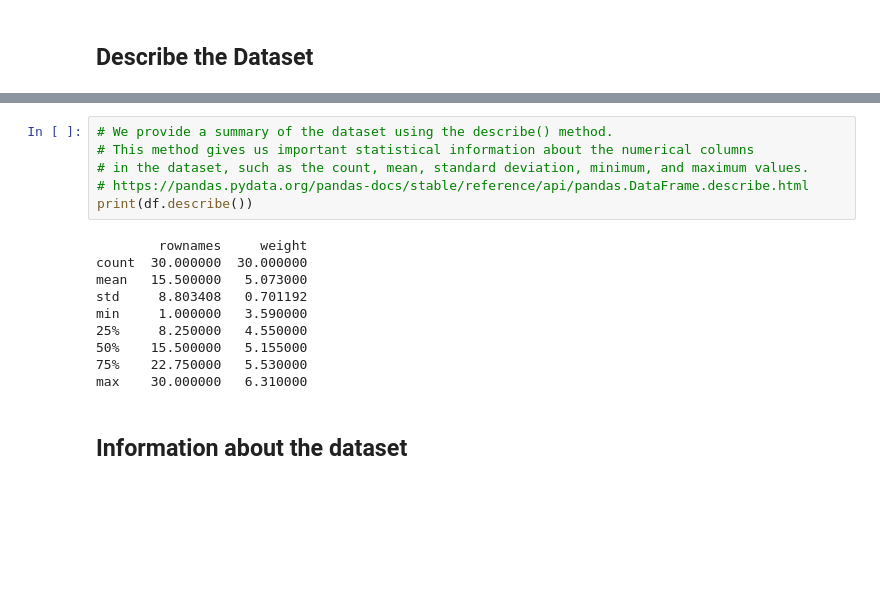
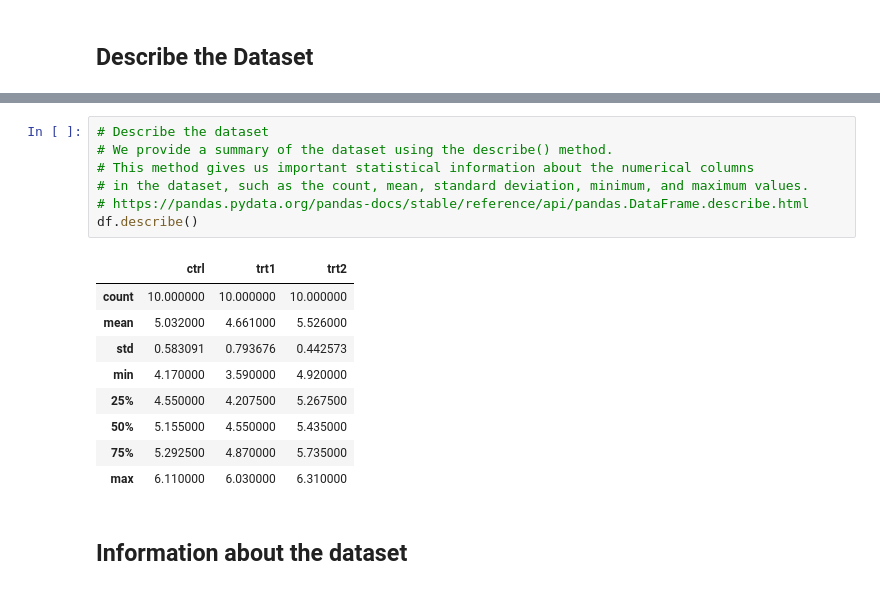
Before and after one commit to ECronin1973/Applied_Statistics_MyWork, a Jupyter notebook: project.ipynb, the cells around one changed output, grey strips where cells are left out. Drawn from its saved outputs; the diff is of its cells as text; blank space fills up the shorter version.

```diff
--- a/project.ipynb
+++ b/project.ipynb
@@ -109,19 +148,20 @@ print(df.head())
 # %%
+# Describe the dataset
 # We provide a summary of the dataset using the describe() method.
 # This method gives us important statistical information about the numerical columns
 # in the dataset, such as the count, mean, standard deviation, minimum, and maximum values.
 # https://pandas.pydata.org/pandas-docs/stable/reference/api/pandas.DataFrame.describe.html
-print(df.describe())
+df.describe()
 # %% [output]
-        rownames     weight
-count  30.000000  30.000000
-mean   15.500000   5.073000
-std     8.803408   0.701192
-min     1.000000   3.590000
-25%     8.250000   4.550000
-50%    15.500000   5.155000
-75%    22.750000   5.530000
-max    30.000000   6.310000
+|  | ctrl | trt1 | trt2 |
+| count | 10.000000 | 10.000000 | 10.000000 |
+| mean | 5.032000 | 4.661000 | 5.526000 |
+| std | 0.583091 | 0.793676 | 0.442573 |
+| min | 4.170000 | 3.590000 | 4.920000 |
+| 25% | 4.550000 | 4.207500 | 5.267500 |
+| 50% | 5.155000 | 4.550000 | 5.435000 |
+| 75% | 5.292500 | 4.870000 | 5.735000 |
+| max | 6.110000 | 6.030000 | 6.310000 |
 # %% [markdown]
 ## Information about the dataset
 # %%
```
Also changed, not shown: parts of 33 cells of this notebook, 1 other file.
